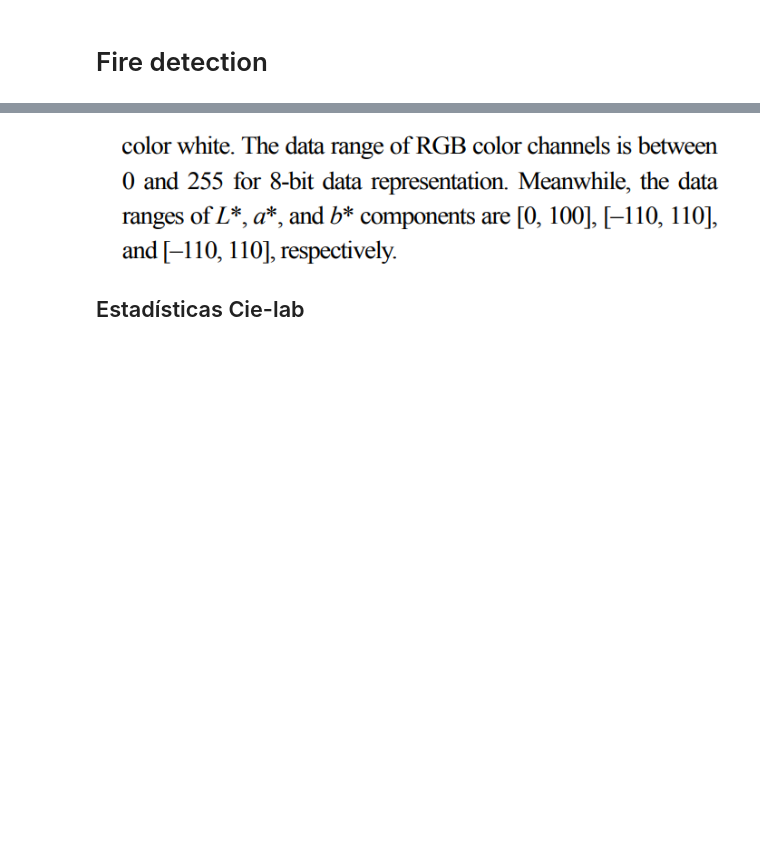
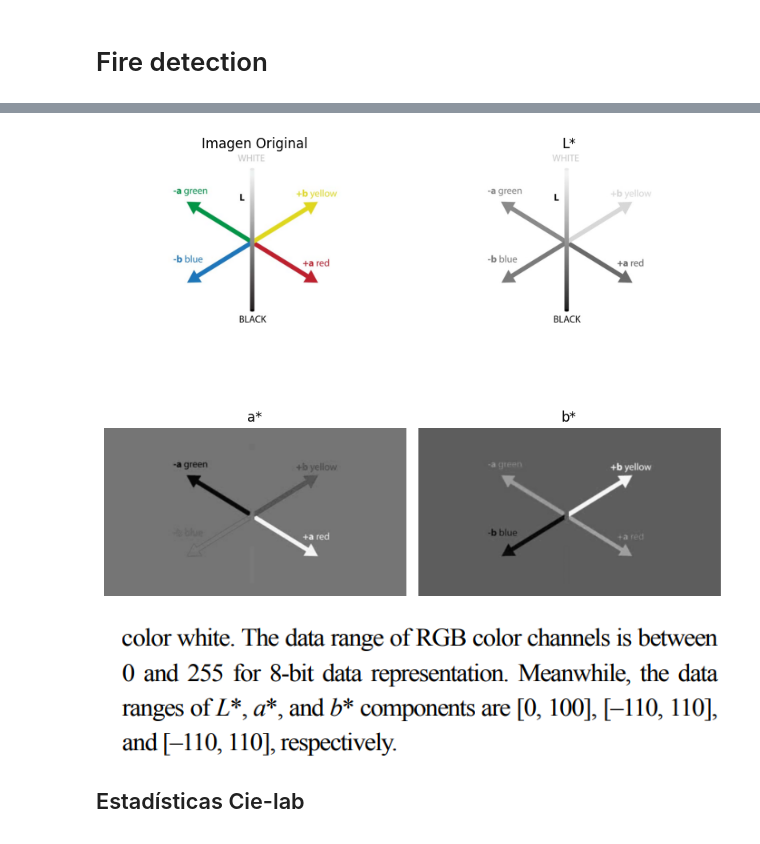
Before and after one commit to nachovigilante/pdi-fire-detection, a Jupyter notebook: fire_detection.ipynb, the cells around one changed output, grey strips where cells are left out. Saved outputs shown, nothing was run; the diff lists cells and outputs as text; code cells hidden in the pictures; blank space fills up the shorter version.

```diff
--- a/fire_detection.ipynb
+++ b/fire_detection.ipynb
@@ -53,6 +53,35 @@ def rgb_a_lab(r, g, b):
 
 
 # o usar img_lab = rgb2lab(img)
+# %%
+img = load_image("./images/CIELAB.jpg")
+
+img_lab = rgb2lab(img)
+
+l = img_lab[:, :, 0]
+a = img_lab[:, :, 1]
+b = img_lab[:, :, 2]
+
+fig, axes = plt.subplots(2, 2, figsize=(8, 8))
+ax = axes.ravel()
+
+ax[0].imshow(img)  # Imagen Compuesta
+ax[1].imshow(l, cmap=plt.cm.gray)  # L*
+ax[2].imshow(a, cmap=plt.cm.gray)  # a*
+ax[3].imshow(b, cmap=plt.cm.gray)  # b*
+
+for a in ax:
+    a.axis('off')
+
+ax[0].set_title('Imagen Original')
+ax[1].set_title('L*')
+ax[2].set_title('a*')
+ax[3].set_title('b*')
+
+fig.tight_layout()
+plt.show()
+# %% [output]
+[figure, added]
 # %% [markdown]
 ![image.png](attachment:image.png)
 
```
Also changed, not shown: 3 other files.
